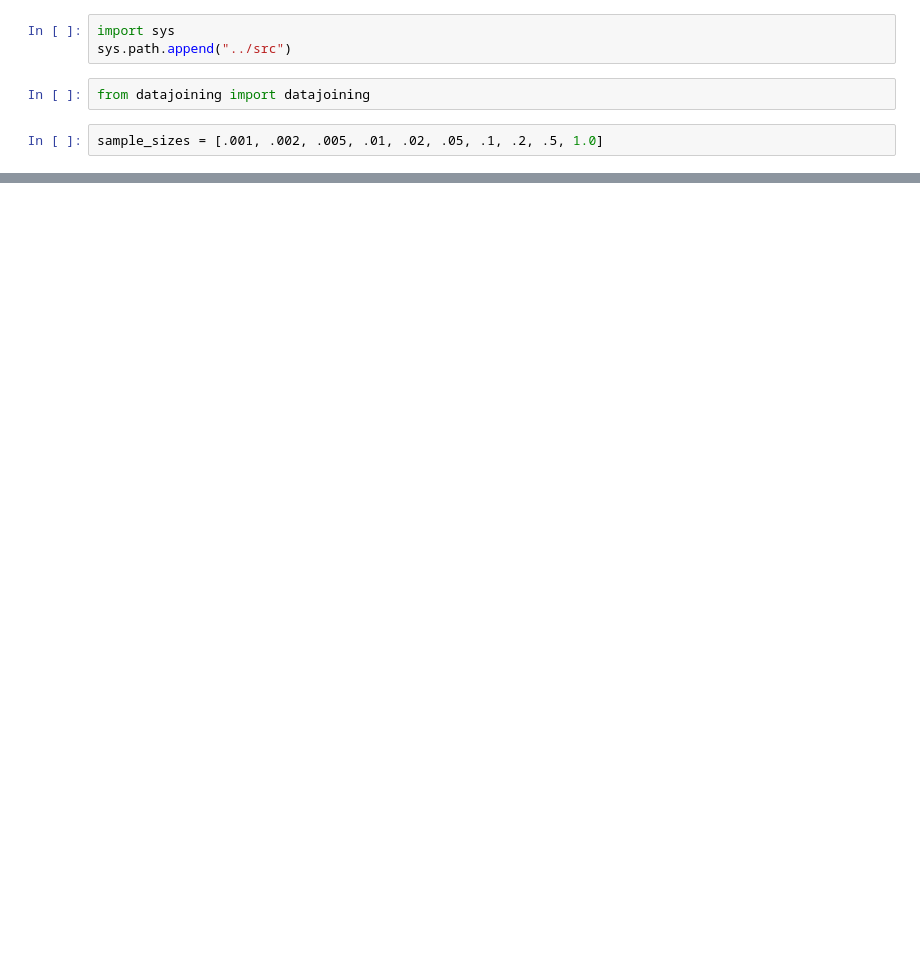
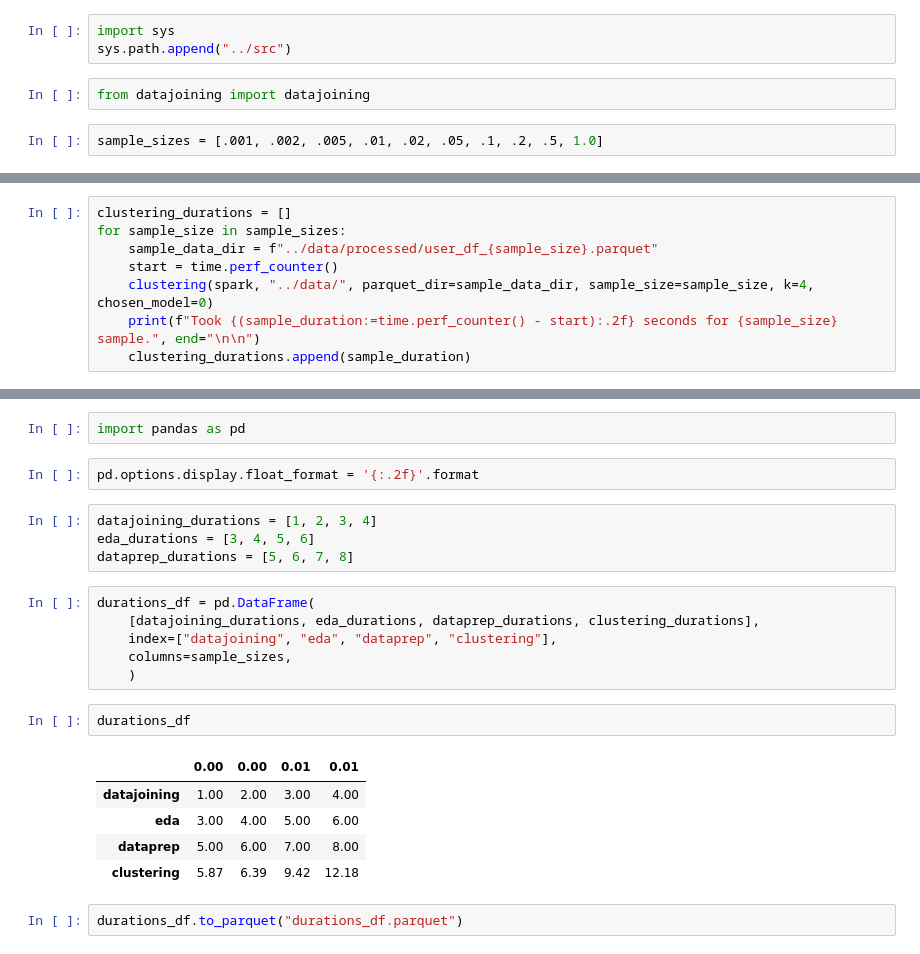
Before and after one commit to GothamAnalytics-7/PMBD, a Jupyter notebook: notebooks/5-TimeComplexityAnalysis.ipynb, the cells around one changed output, grey strips where cells are left out. Drawn from its saved outputs; the diff is of its cells as text; blank space fills up the shorter version.

```diff
--- a/notebooks/5-TimeComplexityAnalysis.ipynb
+++ b/notebooks/5-TimeComplexityAnalysis.ipynb
@@ -41,0 +93,8 @@ for sample_size in sample_sizes:
+# %%
+clustering_durations = []
+for sample_size in sample_sizes:
+    sample_data_dir = f"../data/processed/user_df_{sample_size}.parquet"
+    start = time.perf_counter()
+    clustering(spark, "../data/", parquet_dir=sample_data_dir, sample_size=sample_size, k=4, chosen_model=0)
+    print(f"Took {(sample_duration:=time.perf_counter() - start):.2f} seconds for {sample_size} sample.", end="\n\n")
+    clustering_durations.append(sample_duration)
@@ -41,0 +119,24 @@ for sample_size in sample_sizes:
+# %%
+import pandas as pd
+# %%
+pd.options.display.float_format = '{:.2f}'.format
+# %%
+datajoining_durations = [1, 2, 3, 4]
+eda_durations = [3, 4, 5, 6]
+dataprep_durations = [5, 6, 7, 8]
+# %%
+durations_df = pd.DataFrame(
+    [datajoining_durations, eda_durations, dataprep_durations, clustering_durations],
+    index=["datajoining", "eda", "dataprep", "clustering"],
+    columns=sample_sizes,
+    )
+# %%
+durations_df
+# %% [output]
+|  | 0.00 | 0.00 | 0.01 | 0.01 |
+| datajoining | 1.00 | 2.00 | 3.00 | 4.00 |
+| eda | 3.00 | 4.00 | 5.00 | 6.00 |
+| dataprep | 5.00 | 6.00 | 7.00 | 8.00 |
+| clustering | 5.87 | 6.39 | 9.42 | 12.18 |
+# %%
+durations_df.to_parquet("durations_df.parquet")
```
Also changed, not shown: parts of 9 cells of this notebook, 5 other files.
